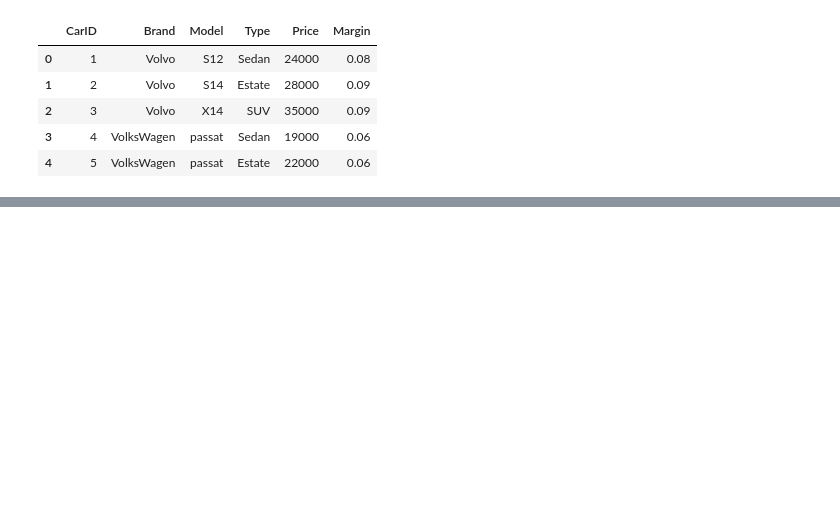
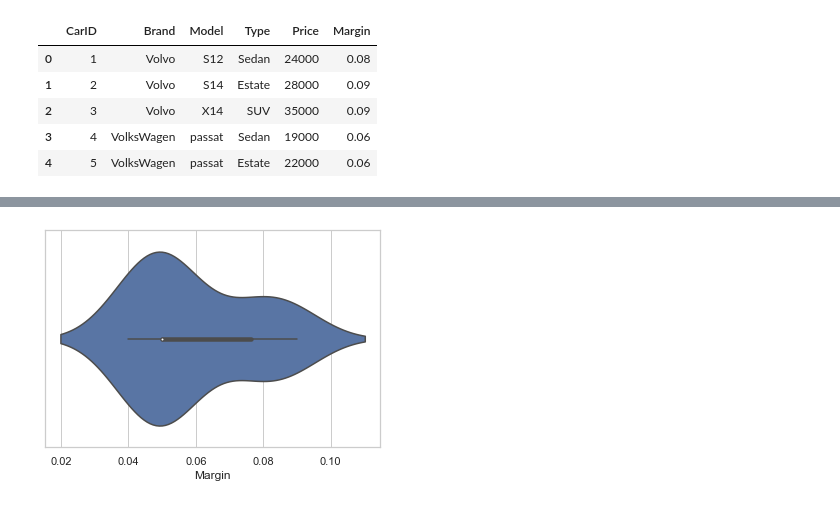
Before and after one commit to sidhu753/HappyCarsRepo, a Jupyter notebook: Carmodels.ipynb, the cells around one changed output, grey strips where cells are left out. Cells and saved outputs as stored; diff of their text form; code cells hidden in the pictures; blank space fills up the shorter version.

```diff
--- a/Carmodels.ipynb
+++ b/Carmodels.ipynb
@@ -42,0 +40,5 @@ print(df['Price'].var())
+# %%
+sns.set_theme(style="whitegrid")
+ax = sns.violinplot(x=df["Margin"])
+# %% [output]
+[figure, added]
```
Also changed, not shown: parts of 6 cells of this notebook.
